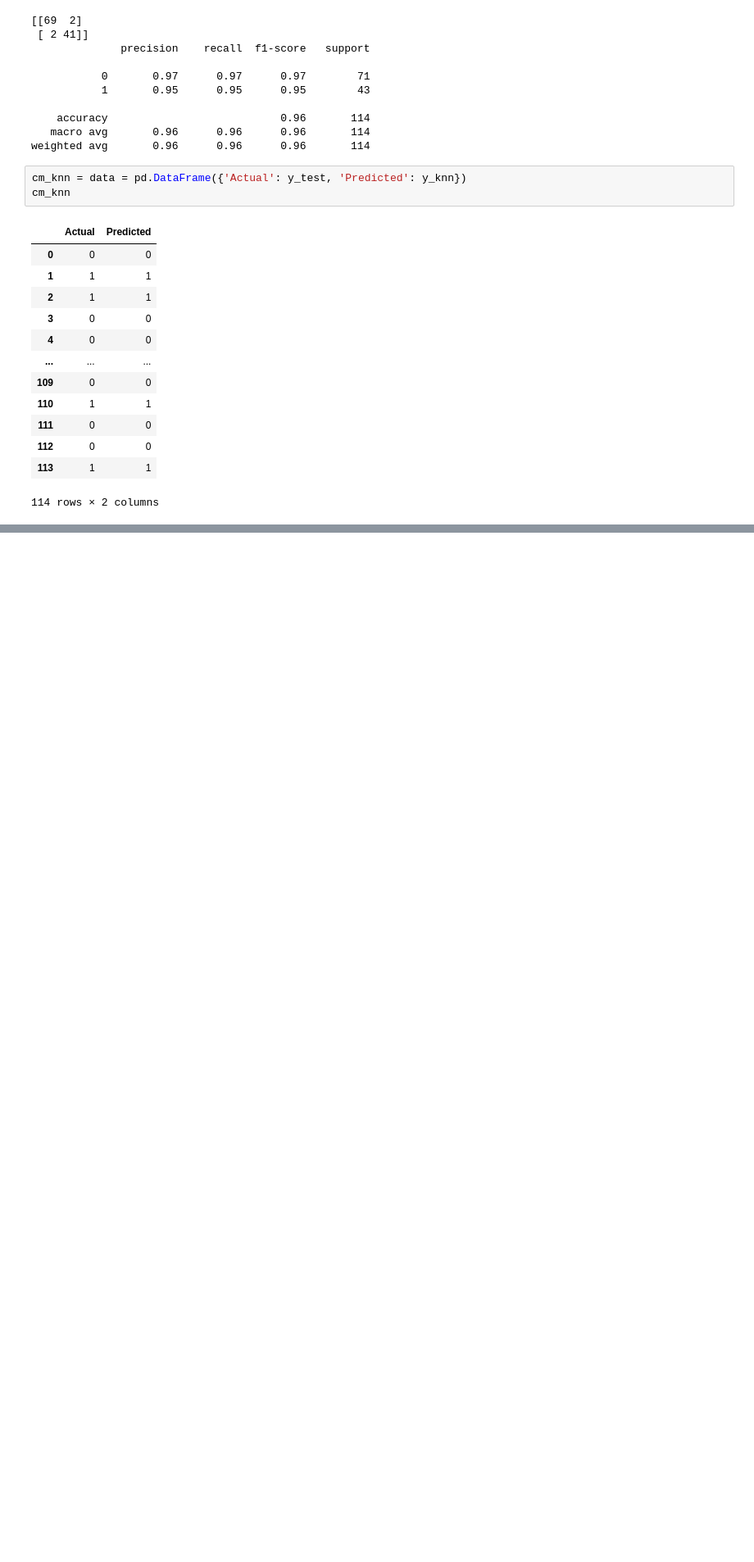
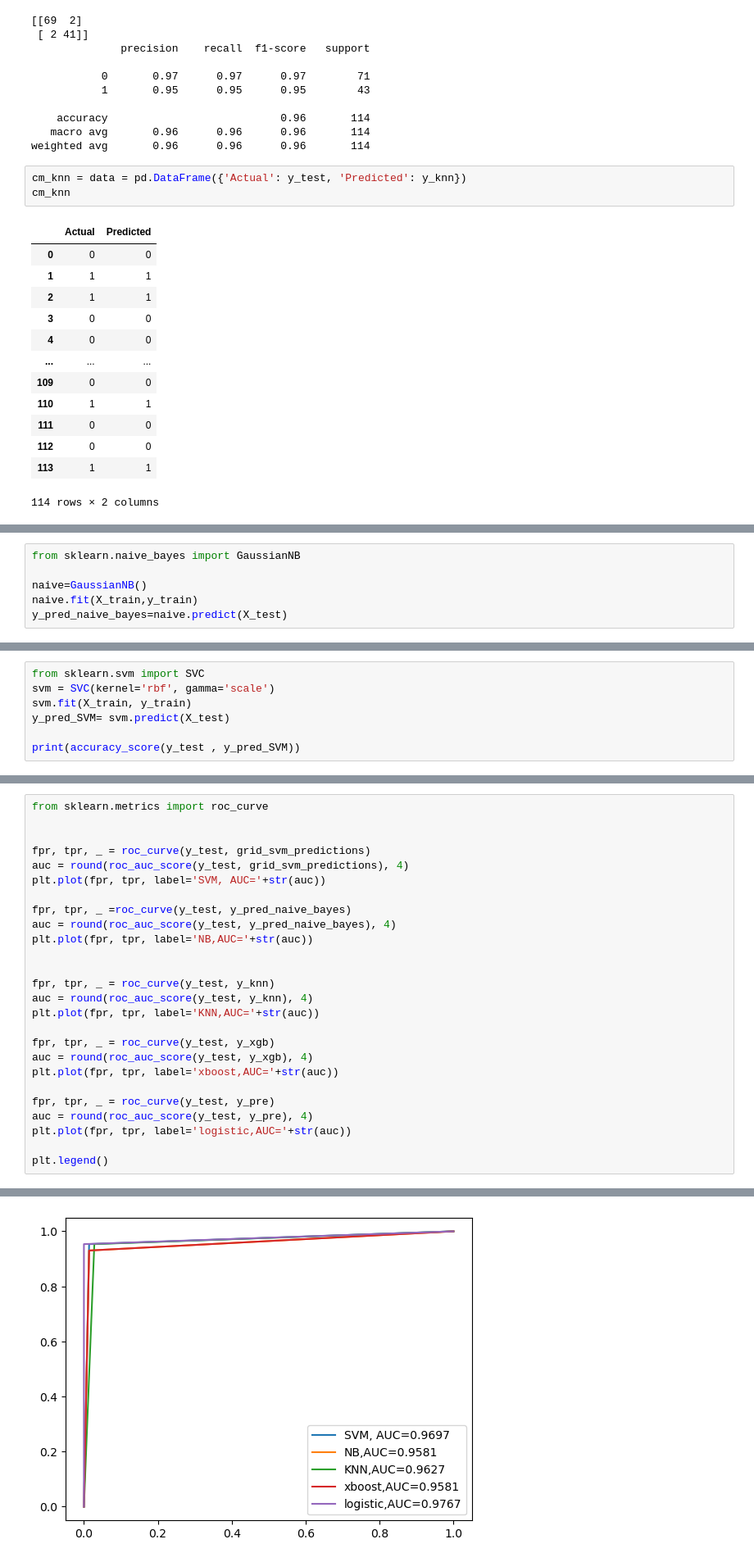
Before and after one commit to Jsriprashant/Breast-Cancer_Classification, a Jupyter notebook: main.ipynb, the cells around one changed output, grey strips where cells are left out. Shown: that part at 82% size. Cells and saved outputs as stored; diff of their text form; blank space fills up the shorter version.

```diff
--- a/main.ipynb
+++ b/main.ipynb
@@ -713,0 +682,6 @@ cm_knn
+# %%
+from sklearn.naive_bayes import GaussianNB
+
+naive=GaussianNB()
+naive.fit(X_train,y_train)
+y_pred_naive_bayes=naive.predict(X_test)
@@ -713,0 +706,7 @@ cm_knn
+# %%
+from sklearn.svm import SVC
+svm = SVC(kernel='rbf', gamma='scale')
+svm.fit(X_train, y_train)
+y_pred_SVM= svm.predict(X_test)
+
+print(accuracy_score(y_test , y_pred_SVM))
@@ -713,0 +752,27 @@ cm_knn
+# %%
+from sklearn.metrics import roc_curve
+
+
+fpr, tpr, _ = roc_curve(y_test, grid_svm_predictions)
+auc = round(roc_auc_score(y_test, grid_svm_predictions), 4)
+plt.plot(fpr, tpr, label='SVM, AUC='+str(auc))
+
+fpr, tpr, _ =roc_curve(y_test, y_pred_naive_bayes)
+auc = round(roc_auc_score(y_test, y_pred_naive_bayes), 4)
+plt.plot(fpr, tpr, label='NB,AUC='+str(auc))
+
+
+fpr, tpr, _ = roc_curve(y_test, y_knn)
+auc = round(roc_auc_score(y_test, y_knn), 4)
+plt.plot(fpr, tpr, label='KNN,AUC='+str(auc))
+
+fpr, tpr, _ = roc_curve(y_test, y_xgb)
+auc = round(roc_auc_score(y_test, y_xgb), 4)
+plt.plot(fpr, tpr, label='xboost,AUC='+str(auc))
+
+fpr, tpr, _ = roc_curve(y_test, y_pre)
+auc = round(roc_auc_score(y_test, y_pre), 4)
+plt.plot(fpr, tpr, label='logistic,AUC='+str(auc))
+
+plt.legend()
+# %% [output]
@@ -713,0 +780 @@ cm_knn
+[figure, added]
```
Also changed, not shown: parts of 24 cells of this notebook.
